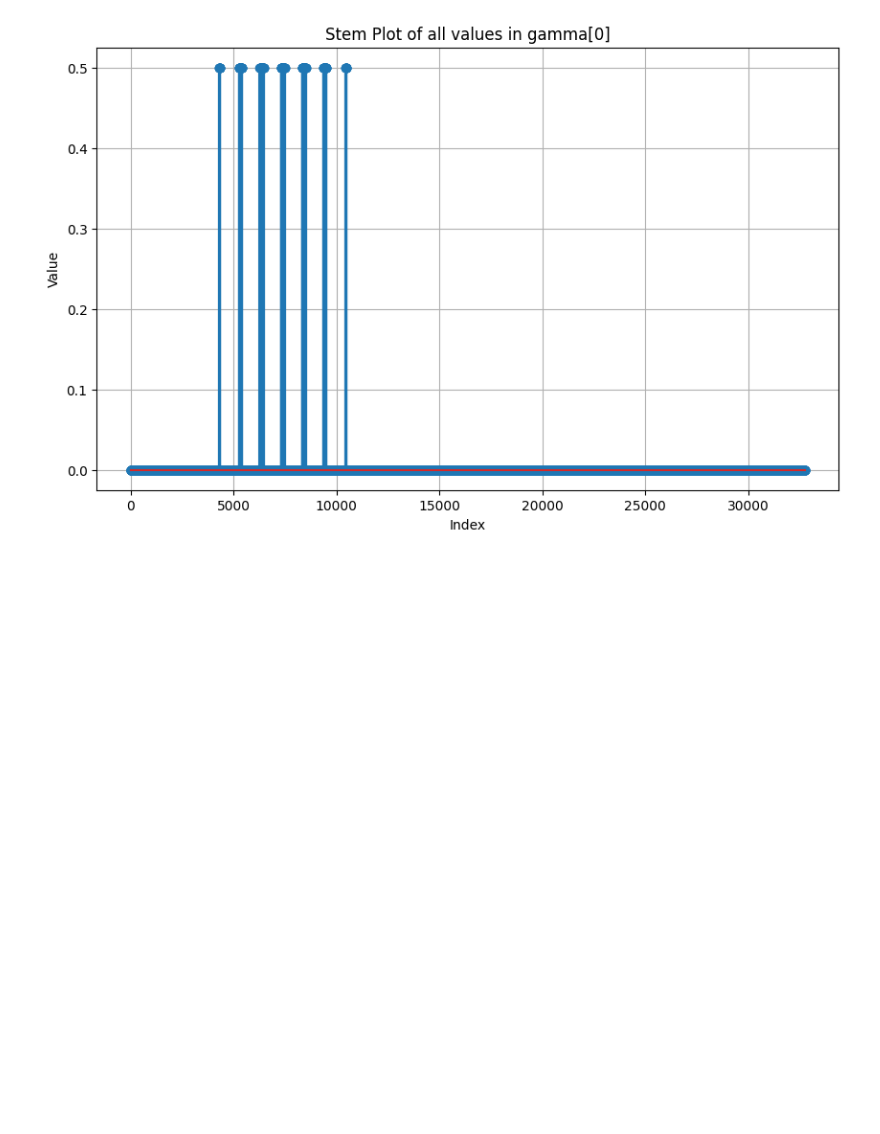
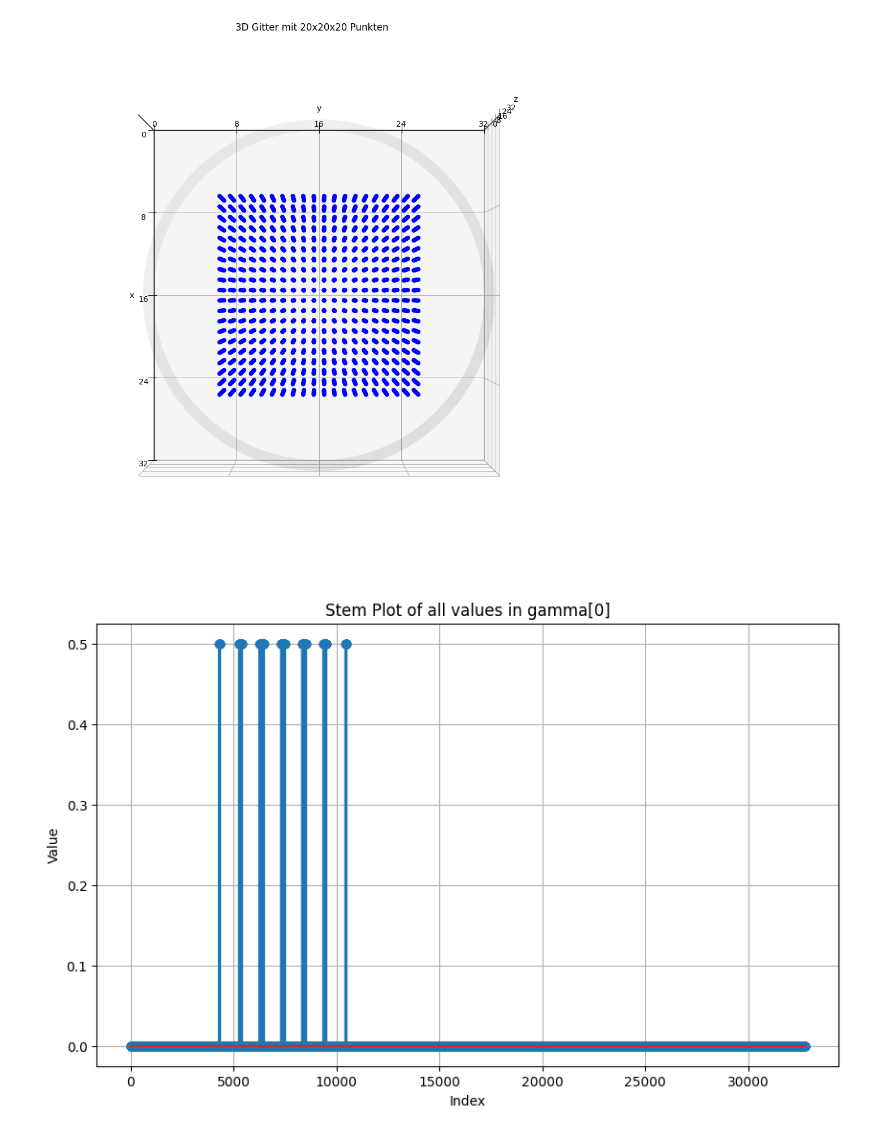
Before and after one commit to Peer076/Master-Thesis-EIT, a Jupyter notebook: 3D_VAE_training.ipynb, the cells around one changed output. Saved outputs shown, nothing was run; the diff lists cells and outputs as text; code cells hidden in the pictures; blank space fills up the shorter version.

```diff
--- a/3D_VAE_training.ipynb
+++ b/3D_VAE_training.ipynb
@@ -178,3 +223,88 @@ vol_ball = np.array(vol_ball)
+# %%
+
+def visualize_grid_points(boundary, d_voxels, tank, num_points=20):
+    """
+    Visualisiert die Gitterpunkte im 3D-Raum mit Tank
+
+    Parameters:
+    -----------
+    boundary : object
+        Objekt mit x_0, y_0, z_0, x_length, y_length, z_length Attributen
+    d_voxels : float
+        Einrückung von den Rändern in Voxeln
+    tank : TankProperties32x2
+        Tank-Objekt mit Eigenschaften
+    num_points : int, optional
+        Anzahl der Punkte pro Dimension (default: 20)
+    """
+    # Erstelle die Gitterpunkte
+    x = np.linspace(boundary.x_0 + d_voxels, boundary.x_length - d_voxels, num_points)
+    y = np.linspace(boundary.y_0 + d_voxels, boundary.y_length - d_voxels, num_points)
+    z = np.linspace(boundary.z_0 + d_voxels, boundary.z_length - d_voxels, num_points)
+
+    # Erstelle das Gitter
+    X, Y, Z = np.meshgrid(x, y, z)
+
+    # Erstelle die Figure
+    fig = plt.figure(figsize=(10, 10))
+    ax = fig.add_subplot(111, projection='3d')
+
+    # Plotte den Tank
+    scale_factor = 32 / tank.T_d
+    cylinder_radius = tank.T_r * scale_factor
+    cylinder_height = tank.T_bz[1] * scale_factor
+    x_cyl, y_cyl, z_cyl = create_cylinder_mesh(cylinder_radius, cylinder_height)
+
+    # Verschiebe den Zylinder zur Mitte
+    x_cyl += 16
+    y_cyl += 16
+
+    # Plotte den Tank
+    ax.plot_surface(x_cyl, y_cyl, z_cyl, alpha=0.1, color='gray')
+
+    # Plotte die Gitterpunkte
+    scatter = ax.scatter(X.flatten(), Y.flatten(), Z.flatten(),
+                        c='blue', alpha=0.6, s=20)
+
+    # Beschrifte die Achsen
+    ax.set_xlabel('x')
+    ax.set_ylabel('y')
+    ax.set_zlabel('z')
+
+    # Setze den Titel
+    ax.set_title(f'3D Gitter mit {num_points}x{num_points}x{num_points} Punkten')
+
+    # Setze die Achsengrenzen
+    ax.set_xlim([boundary.x_0, boundary.x_length])
+    ax.set_ylim([boundary.y_0, boundary.y_length])
+    ax.set_zlim([boundary.z_0, boundary.z_length])
+
+    # Setze die Ticks
+    ax.set_xticks([0, 8, 16, 24, 32])
+    ax.set_yticks([0, 8, 16, 24, 32])
+    ax.set_zticks([0, 8, 16, 24, 32])
+
+    # Zeige das Grid
+    ax.grid(True)
+
+    # Setze den Blickwinkel
+    ax.view_init(elev=90, azim=0)
+
+    # Zeichne die Koordinatenachsen
+    ax.plot([0, boundary.x_length], [0, 0], [0, 0], 'k-', linewidth=1)
+    ax.plot([0, 0], [0, boundary.y_length], [0, 0], 'k-', linewidth=1)
+    ax.plot([0, 0], [0, 0], [0, boundary.z_length], 'k-', linewidth=1)
+
+    plt.tight_layout()
+
+    return fig, ax
+
+
+tank = TankProperties32x2()
+fig, ax = visualize_grid_points(boundary, d_voxels, tank)
+plt.show()
+# %% [output]
+[figure, added]
 # %%
 plt.figure(figsize=(10, 6))
 x = range(32*32*32)
```
Also changed, not shown: parts of 16 cells of this notebook, 14 other files.
